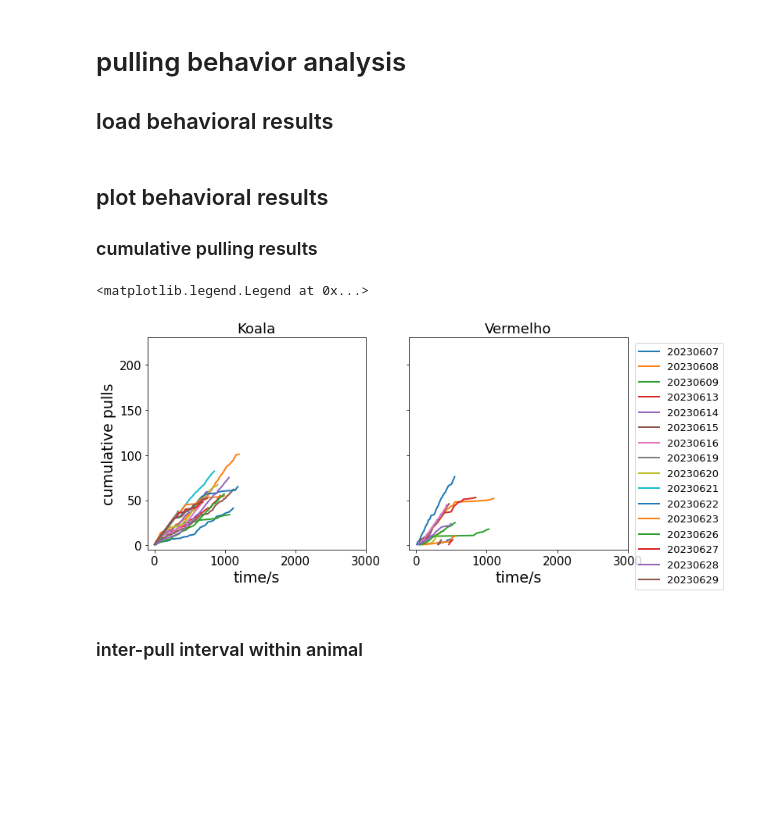
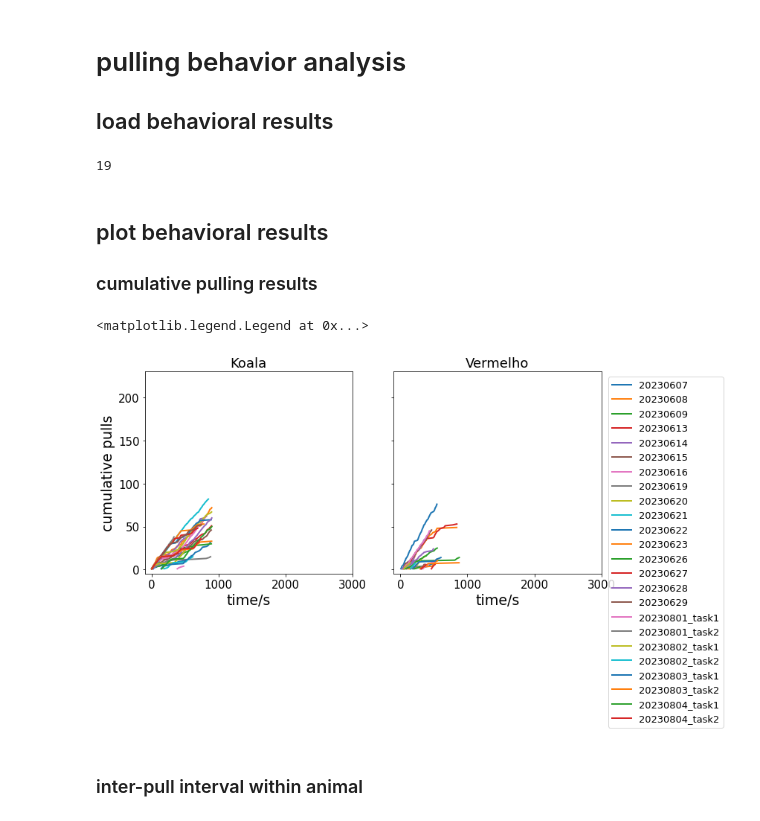
Before and after one commit to wilburshi/following_up_analysis, a Jupyter notebook: bhv_analysis_joystick_task/joystick_task_bhv_analysis.ipynb, the cells around one changed output. Drawn from its saved outputs; the diff is of its cells as text; code cells hidden in the pictures; blank space fills up the shorter version.

```diff
--- a/bhv_analysis_joystick_task/joystick_task_bhv_analysis.ipynb
+++ b/bhv_analysis_joystick_task/joystick_task_bhv_analysis.ipynb
@@ -25,6 +25,7 @@ animal2_name = "Vermelho"
 
 session_dates = ["20230607","20230608","20230609","20230613","20230614","20230615","20230616","20230619",
                  "20230620","20230621","20230622","20230623","20230626","20230627","20230628","20230629",
+                 "20230801","20230802","20230803","20230804"
                  ]
 # session_dates = ["20230602","20230608","20230609","20230613","20230614"]
 
@@ -134,36 +208,40 @@ for ii in np.arange(0,nsessions,1):
+# %%
+ii
+# %% [output]
+19
 # %% [markdown]
 ## plot behavioral results
 ### cumulative pulling results
 # %%
 # plot for self condition
 fig, axs = plt.subplots(1,2)
 fig.set_figheight(5)
 fig.set_figwidth(11)
 #
 for ii in np.arange(0,nsessions,1):
-    xxx = cumulative_pulls_animal1[session_dates[ii]]
-    yyy = np.arange(1,np.shape(cumulative_pulls_animal1[session_dates[ii]])[0]+1,1)
+    xxx = cumulative_pulls_animal1[session_dates_forplot[ii]]
+    yyy = np.arange(1,np.shape(cumulative_pulls_animal1[session_dates_forplot[ii]])[0]+1,1)
     axs[0].plot(xxx,yyy,linewidth=2)
-    xxx = cumulative_pulls_animal2[session_dates[ii]]
-    yyy = np.arange(1,np.shape(cumulative_pulls_animal2[session_dates[ii]])[0]+1,1)
+    xxx = cumulative_pulls_animal2[session_dates_forplot[ii]]
+    yyy = np.arange(1,np.shape(cumulative_pulls_animal2[session_dates_forplot[ii]])[0]+1,1)
     axs[1].plot(xxx,yyy,linewidth=2)
 axs[0].set_title(animal1_name+"",fontsize = 18)
 axs[0].set_ylim([-5,230])
 axs[0].set_xlim([-100,3000])
 axs[0].set_xlabel("time/s",fontsize = 19)
 axs[0].set_ylabel("cumulative pulls",fontsize = 19)
 axs[0].tick_params(labelsize = 15)
 axs[1].set_title(animal2_name+"",fontsize = 18)
 axs[1].set_ylim([-5,230])
 axs[1].set_xlim([-100,3000])
 axs[1].set_xlabel("time/s",fontsize = 19)
 axs[1].set_yticklabels("")
 axs[1].tick_params(labelsize = 15)
-axs[1].legend(labels=session_dates, fontsize = 13,bbox_to_anchor=(1.01, 1), loc='upper left')
+axs[1].legend(labels=session_dates_forplot, fontsize = 13,bbox_to_anchor=(1.01, 1), loc='upper left')
 #plt.savefig("cumulative_pulling.png")
 # %% [output]
 <matplotlib.legend.Legend at 0x...>
-[figure, old version]
+[figure, new version]
 # %% [markdown]
 ### inter-pull interval within animal
 # %%
```
Also changed, not shown: parts of 5 cells of this notebook, 12 other files.
